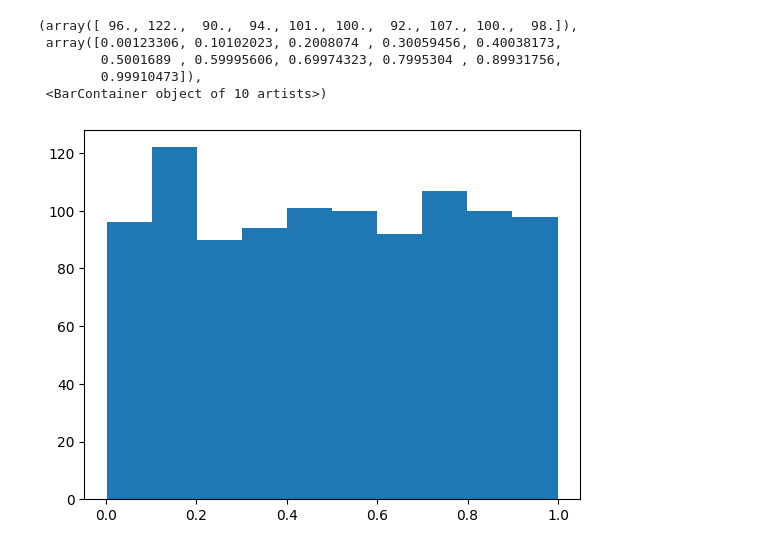
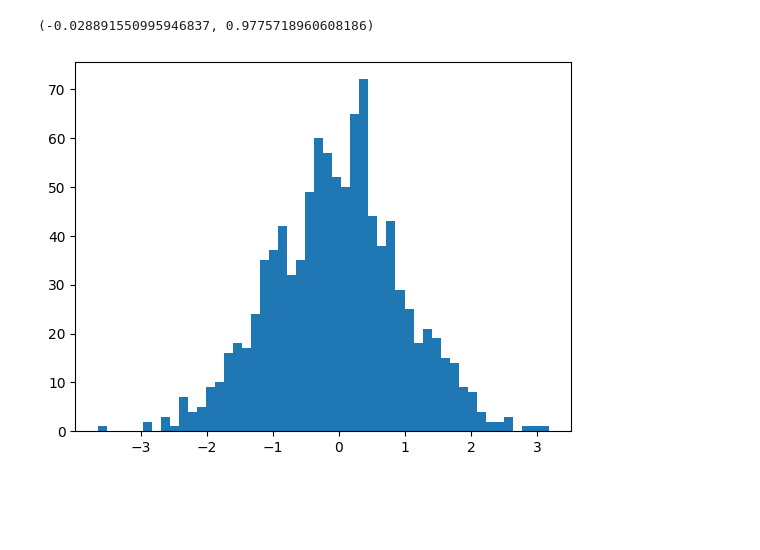
Before and after one commit to YoungWu559/CS320F23, a Jupyter notebook: CS320F23L43E2.ipynb, the cells around one changed output. Cells and saved outputs as stored; diff of their text form; code cells hidden in the pictures; blank space fills up the shorter version.

```diff
--- a/CS320F23L43E2.ipynb
+++ b/CS320F23L43E2.ipynb
@@ -4,15 +4,12 @@
 import numpy
 import matplotlib.pyplot as plt
 # %%
-# Set the seed generate a sequence of random variables
+# Generate normal distribution
 rng = numpy.random.default_rng(seed = 42)
-x = rng.random(1000)
-plt.hist(x)
+x = rng.normal(0, 1, 1000)
+plt.hist(x, 50)
+numpy.mean(x), numpy.var(x)
 # %% [output]
-(array([ 96., 122.,  90.,  94., 101., 100.,  92., 107., 100.,  98.]),
- array([0.00123306, 0.10102023, 0.2008074 , 0.30059456, 0.40038173,
-        0.5001689 , 0.59995606, 0.69974323, 0.7995304 , 0.89931756,
-        0.99910473]),
- <BarContainer object of 10 artists>)
+(-0.028891550995946837, 0.9775718960608186)
-[figure, old version]
+[figure, new version]
 # %%
```
Also changed, not shown: parts of 11 cells of this notebook.
